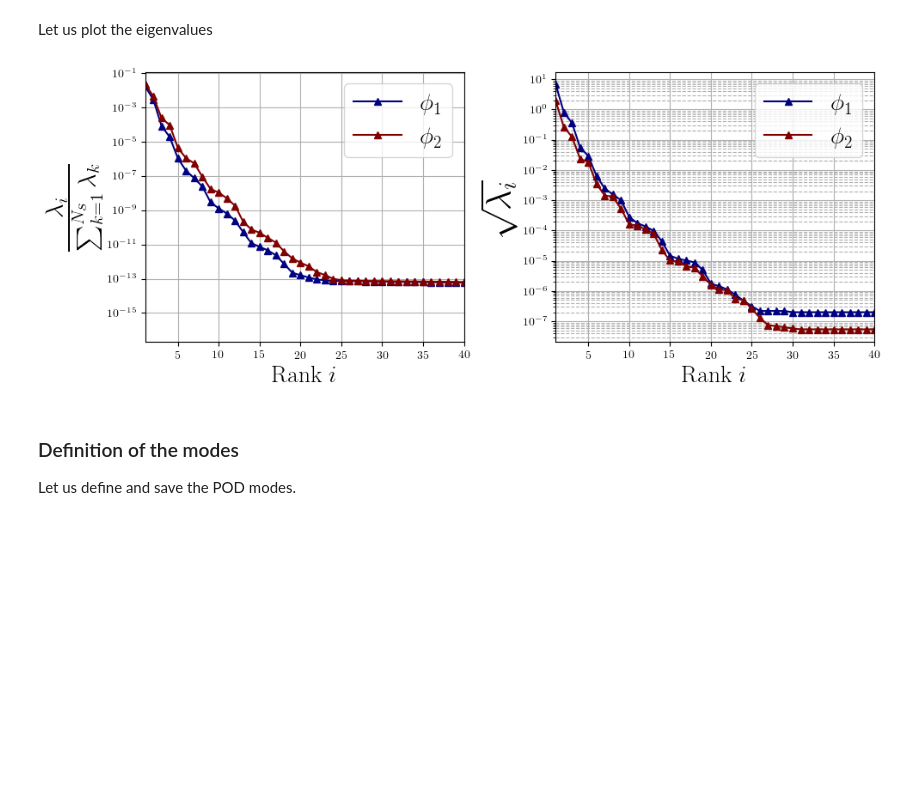
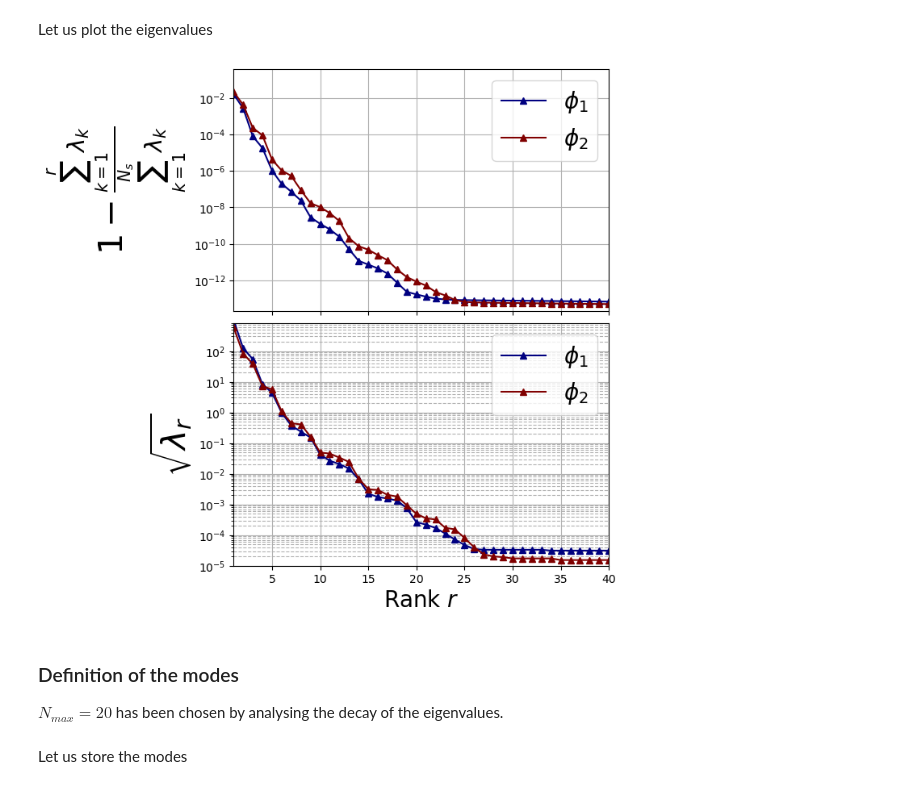
Before and after one commit to ERMETE-Lab/ROSE-pyforce, a Jupyter notebook: docs/Tutorials/02_MGDiffusion/02a_offline_POD.ipynb, the cells around one changed output. Cells and saved outputs as stored; diff of their text form; code cells hidden in the pictures; blank space fills up the shorter version.

```diff
--- a/docs/Tutorials/02_MGDiffusion/02a_offline_POD.ipynb
+++ b/docs/Tutorials/02_MGDiffusion/02a_offline_POD.ipynb
@@ -140,3 +93,8 @@ At first, the eigenvalues are created.
 # %%
-pod_data = [POD(train_snaps[field_i], var_names[field_i], use_scipy=True, verbose = True) for field_i in range(len(var_names))]
+from pyforce.offline.pod import POD
+
+pod_data = [POD(train_snaps[field_i], var_names[field_i],
+                use_scipy=True,
+                verbose = True)
+            for field_i in range(len(var_names))]
 # %% [output]
@@ -145,40 +103,44 @@ Computing phi_2 correlation matrix: 390.000 / 390.00 - 0.127 s/it
 # %% [markdown]
 Let us plot the eigenvalues
 # %%
-PODeigFig = plt.figure( figsize= (10,4))
+fig, axs = plt.subplots(2, 1, figsize=(6, 8), sharex=True)
 
-plt.subplot(1,2,1)
 color = iter(cm.jet(np.linspace(0, 1, len(var_names))))
+
+# Plot on the first subplot
 for field_i in range(len(var_names)):
     c = next(color)
-    plt.semilogy(np.arange(1,pod_data[field_i].eigenvalues.size+1,1),
-                 1 - np.cumsum(pod_data[field_i].eigenvalues)/sum(pod_data[field_i].eigenvalues), "-^", c=c, label = "$" +tex_var_names[field_i]+"$", linewidth=1.5)
-plt.xlabel(r"Rank $i$",fontsize=20)
-plt.xticks(np.arange(0,40+1,5))
-plt.xlim(1,40)
-# plt.ylim(1e-17, 1.01)
-plt.ylabel(r"$\frac{\lambda_i}{\sum_{k=1}^{N_s} \lambda_k}$",fontsize=30)
-plt.grid(which='major',linestyle='-')
-plt.grid(which='minor',linestyle='--')
-plt.legend(fontsize=20)
+    axs[0].semilogy(
+        np.arange(1, pod_data[field_i].eigenvalues.size + 1, 1),
+        1 - np.cumsum(pod_data[field_i].eigenvalues) / sum(pod_data[field_i].eigenvalues),
+        "-^", c=c, label="$" + tex_var_names[field_i] + "$", linewidth=1.5
+    )
 
-plt.subplot(1,2,2)
-color = iter(cm.jet(np.linspace(0, 1, len(var_names))))
-for field_i in range(len(var_names)):
-    c = next(color)
-    plt.semilogy(np.arange(1,pod_data[field_i].eigenvalues[:40].size+1,1),
-                 np.sqrt(pod_data[field_i].eigenvalues[:40]), "-^", c=c, label = "$" +tex_var_names[field_i]+"$", linewidth=1.5)
-plt.xlabel(r"Rank $i$",fontsize=20)
-plt.xticks(np.arange(0,40+1,5))
-plt.xlim(1,40)
-plt.ylabel(r"$\sqrt{\lambda_i}$",fontsize=30)
-plt.grid(which='major',linestyle='-')
-plt.grid(which='minor',linestyle='--')
-plt.legend(fontsize=20)
+    axs[1].semilogy(
+        np.arange(1, pod_data[field_i].eigenvalues[:40].size + 1, 1),
+        np.sqrt(pod_data[field_i].eigenvalues[:40]),
+        "-^", c=c, label="$" + tex_var_names[field_i] + "$", linewidth=1.5
+    )
 
-plt.tight_layout()
+axs[0].set_ylabel(r"$1- \frac{\sum_{k=1}^{r}\lambda_k}{\sum_{k=1}^{N_s} \lambda_k}$", fontsize=30)
+axs[0].set_ylim(2e-14, .4)
+
+axs[1].set_ylabel(r"$\sqrt{\lambda_r}$", fontsize=30)
+axs[1].set_ylim(1e-5, 800)
+
+for ax in axs:
+    ax.set_xticks(np.arange(0, 40 + 1, 5))
+    ax.set_xlim(1, 40)
+    ax.grid(which='major', linestyle='-')
+    ax.grid(which='minor', linestyle='--')
+    ax.legend(fontsize=20)
+
+axs[1].set_xlabel(r"Rank $r$", fontsize=20)
+
+fig.subplots_adjust(hspace=0.05)
 # %% [output]
-[figure, old version]
+[figure, new version]
-# %% [markdown]
-### Definition of the modes
-Let us define and save the POD modes.
+# %% [markdown]
+### Definition of the modes
+
+$N_{max}=20$ has been chosen by analysing the decay of the eigenvalues.
@@ -185 +152,3 @@ Let us define and save the POD modes.
+# %% [markdown]
+Let us store the modes
 # %%
```
Also changed, not shown: parts of 29 cells of this notebook, 10 other files.
